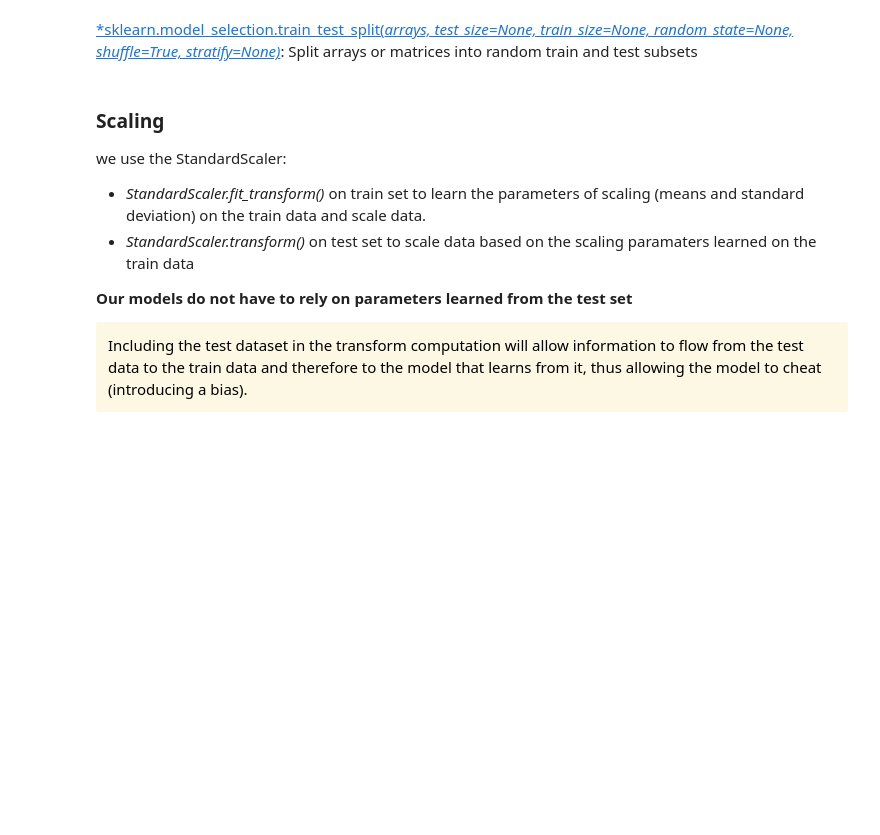
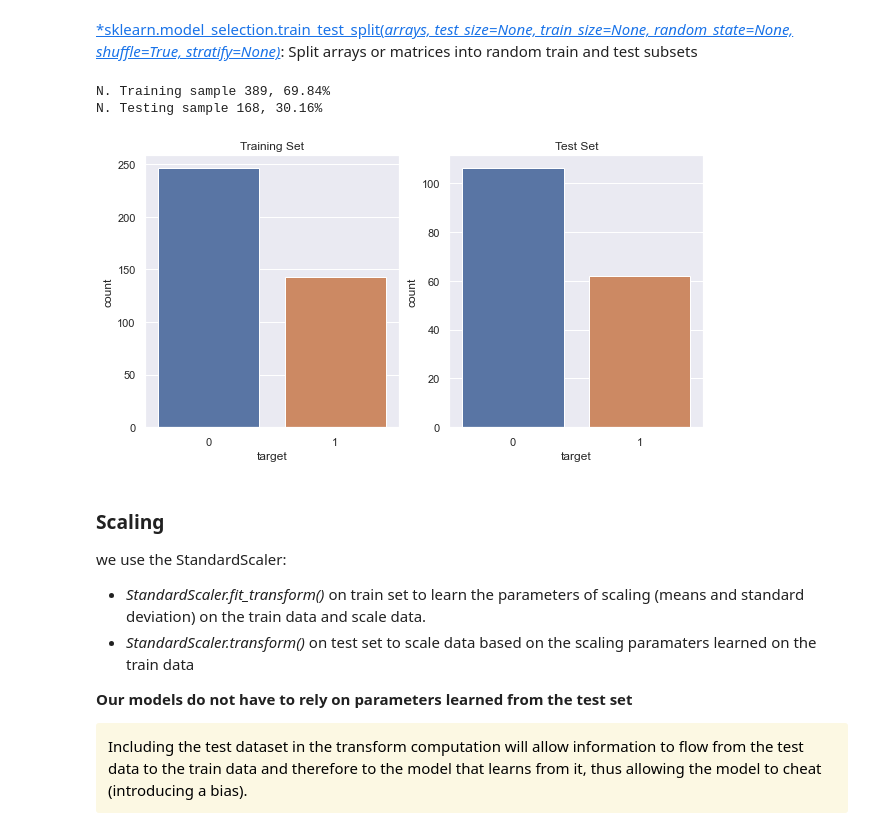
Before and after one commit to EMbeDS-education/StatsAndComputing20202021, a Jupyter notebook: IPDP/jupyter/jupyterNotebooks/M2_03BreastCancer_Supervised_ML.ipynb, the cells around one changed output. Saved outputs shown, nothing was run; the diff lists cells and outputs as text; code cells hidden in the pictures; blank space fills up the shorter version.

```diff
--- a/IPDP/jupyter/jupyterNotebooks/M2_03BreastCancer_Supervised_ML.ipynb
+++ b/IPDP/jupyter/jupyterNotebooks/M2_03BreastCancer_Supervised_ML.ipynb
@@ -159,22 +179,26 @@ Split arrays or matrices into random train and test subsets
 # %%
 from sklearn.model_selection import train_test_split
 
 # data is splitted 70%-30% in a stratified method on the class labels.
-X_train, X_test, y_train, y_test = train_test_split(df_X, df_y, test_size =.3, stratify=df_y, random_state=1)
+X_train_raw, X_test_raw, y_train, y_test = train_test_split(df_X, df_y, test_size =.3, stratify=df_y, random_state=1)
 
-print(f"N. Training sample {len(X_train)}")
-print(f"N. Testing sample {len(X_test)}")
+print(f"N. Training sample {len(y_train)}, {len(y_train)/len(df_y)*100:.2f}%")
+print(f"N. Testing sample {len(y_test)}, {len(y_test)/len(df_y)*100:.2f}%")
 
 # plot target distributions of test and training set
 sns.set_theme(style="darkgrid")
 fig = plt.figure(figsize = (10,5))
 plt.subplot(1, 2, 1)
 ax = sns.countplot(y_train.sort_values())
 ax.set_title("Training Set")
 plt.subplot(1, 2, 2)
 ax = sns.countplot(y_test.sort_values())
 ax.set_title("Test Set")
 plt.show()
+# %% [output]
+N. Training sample 389, 69.84%
+N. Testing sample 168, 30.16%
+[figure, added]
 # %% [markdown]
 ### Scaling
 we use the StandardScaler:
```
Also changed, not shown: parts of 54 cells of this notebook, 8 other files.
